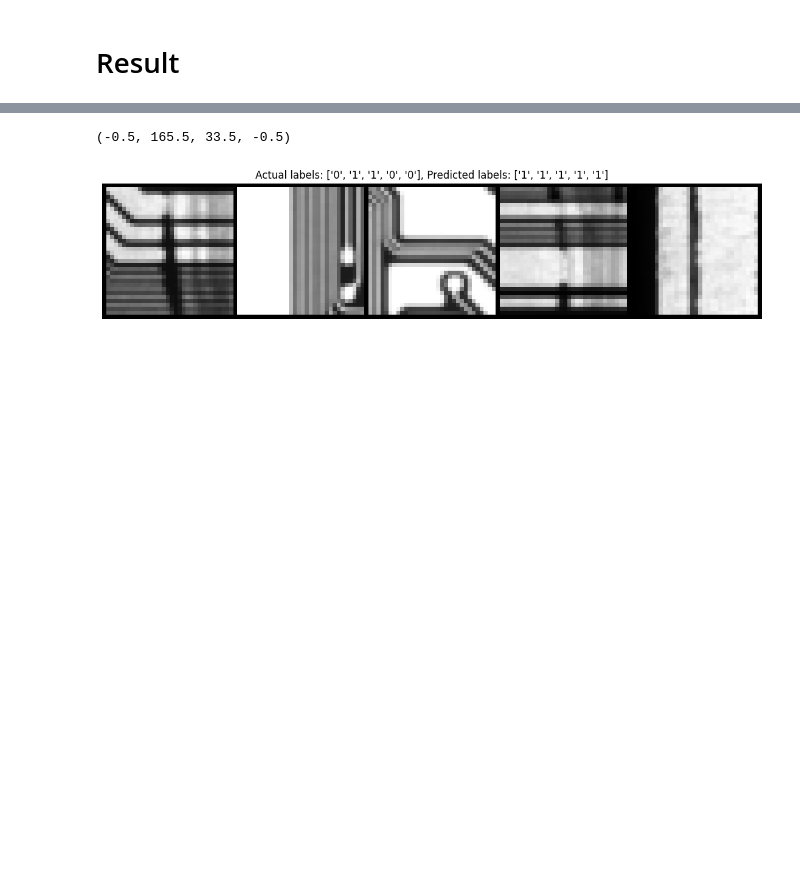
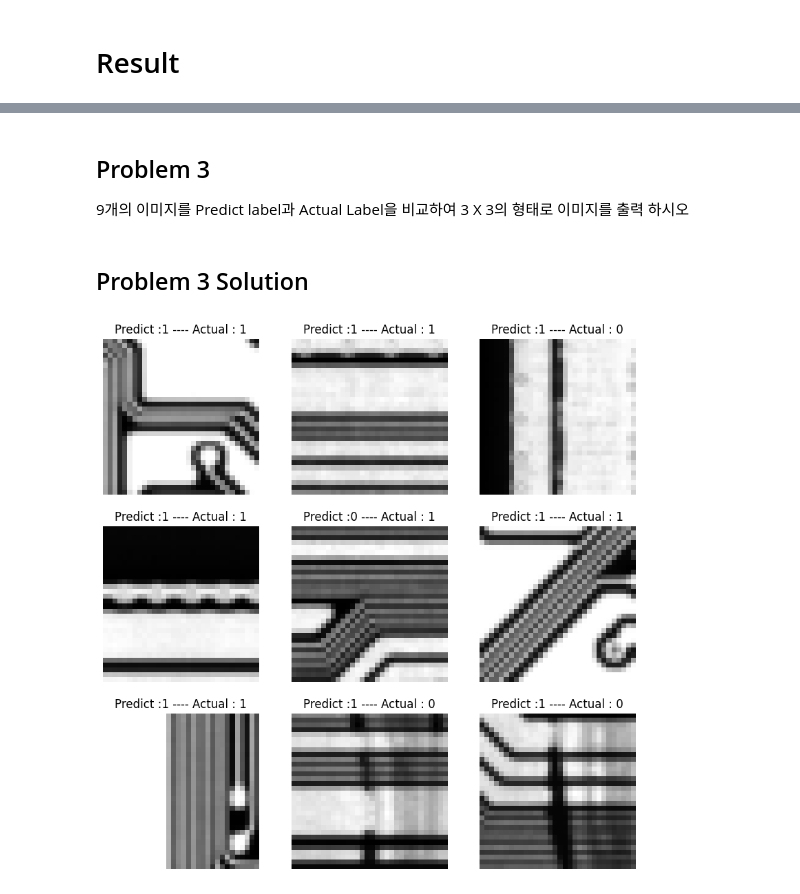
Before and after one commit to jhkim01/newComer, a Jupyter notebook: Image Classification Using Pytorch for Test.ipynb, the cells around one changed output, grey strips where cells are left out. Saved outputs shown, nothing was run; the diff lists cells and outputs as text; code cells hidden in the pictures; blank space fills up the shorter version.

```diff
--- a/Image Classification Using Pytorch for Test.ipynb
+++ b/Image Classification Using Pytorch for Test.ipynb
@@ -308,16 +312,3 @@ Test set accuracy = 62.5 %
-# %%
-#Generating predictions for 'num_images' amount of images from the last batch of test set
-num_images = 5
-y_true_name = [names[y_true[idx]] for idx in range(num_images)]
-y_pred_name = [names[y_pred[idx]] for idx in range(num_images)]
-
-#Generating the title for the plot
-title = f"Actual labels: {y_true_name}, Predicted labels: {y_pred_name}"
-
-#Finally plotting the images with their actual and predicted labels in the title
-plt.imshow(np.transpose(torchvision.utils.make_grid(images[:num_images].cpu(), normalize=True, padding=1).numpy(), (1, 2, 0)))
-plt.title(title)
-plt.axis("off")
-# %% [output]
-(-0.5, 165.5, 33.5, -0.5)
-[figure, removed]
+# %% [markdown]
+## Problem 3
+9개의 이미지를 Predict label과 Actual Label을 비교하여 3 X 3의 형태로 이미지를 출력 하시오
@@ -323,0 +322,16 @@ plt.axis("off")
+# %% [markdown]
+## Problem 3 Solution
+# %%
+num_images = 9
+y_true_name = [names[y_true[idx]] for idx in range(num_images)]
+y_pred_name = [names[y_pred[idx]] for idx in range(num_images)]
+
+plt.figure(figsize=(10, 10))
+for i in range(0,9):
+    ax = plt.subplot(3, 3, i+1)
+    img = np.transpose(torchvision.utils.make_grid(images[i].cpu(), normalize=True, padding=1).numpy(), (1, 2, 0))
+    plt.title(f'Predict :{y_pred_name[i]} ---- Actual : {y_true_name[i]}')
+    plt.imshow(img)
+    plt.axis("off")
+# %% [output]
+[figure, added]
```
Also changed, not shown: parts of 12 cells of this notebook, 1 other file.
